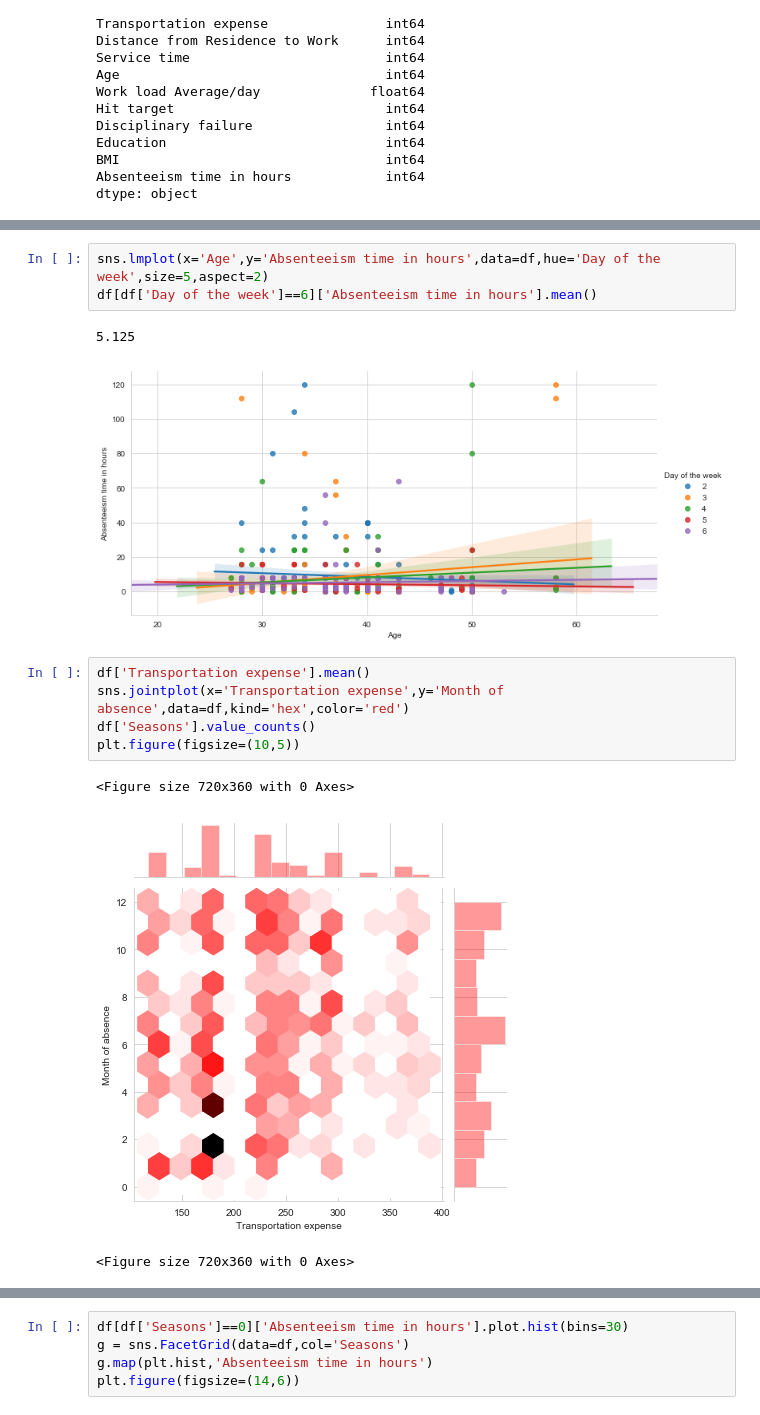
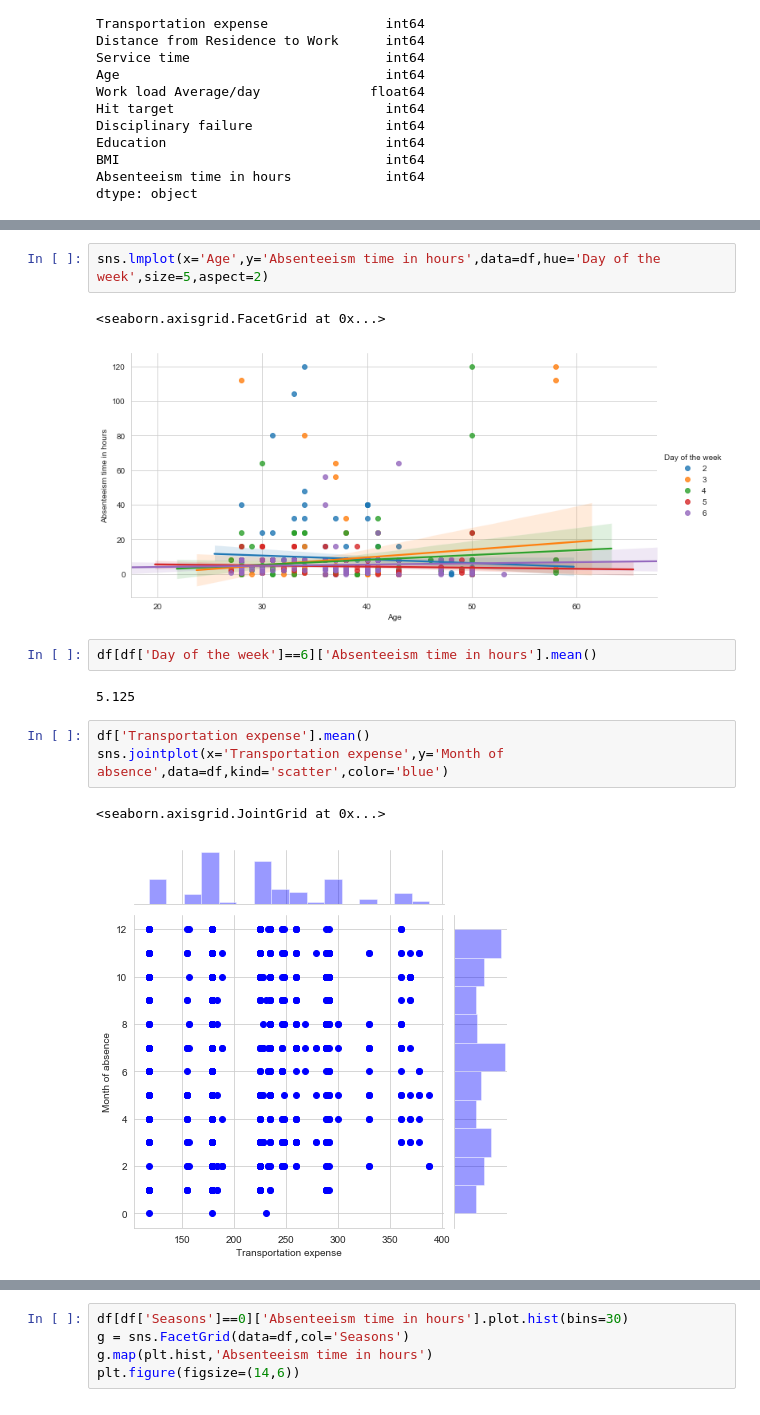
Before and after one commit to akhilesh-k/AbsentismAnalysis, a Jupyter notebook: AbsentismAnalysis.ipynb, the cells around one changed output, grey strips where cells are left out. Cells and saved outputs as stored; diff of their text form.

Commit message:
new plots around different dfs

```diff
--- a/AbsentismAnalysis.ipynb
+++ b/AbsentismAnalysis.ipynb
@@ -49,17 +60,17 @@ plt.figure(figsize=(12,6))
 # %%
 sns.lmplot(x='Age',y='Absenteeism time in hours',data=df,hue='Day of the week',size=5,aspect=2)
-df[df['Day of the week']==6]['Absenteeism time in hours'].mean()
 # %% [output]
-5.125
+<seaborn.axisgrid.FacetGrid at 0x...>
 [figure]
+# %%
+df[df['Day of the week']==6]['Absenteeism time in hours'].mean()
+# %% [output]
+5.125
 # %%
 df['Transportation expense'].mean()
-sns.jointplot(x='Transportation expense',y='Month of absence',data=df,kind='hex',color='red')
-df['Seasons'].value_counts()
-plt.figure(figsize=(10,5))
+sns.jointplot(x='Transportation expense',y='Month of absence',data=df,kind='scatter',color='blue')
 # %% [output]
-<Figure size 720x360 with 0 Axes>
+<seaborn.axisgrid.JointGrid at 0x...>
-[figure, old version]
+[figure, new version]
-<Figure size 720x360 with 0 Axes>
 # %%
 df[df['Seasons']!=0]['Absenteeism time in hours'].plot.hist(bins=30)
```
Also changed, not shown: parts of 5 cells of this notebook.
